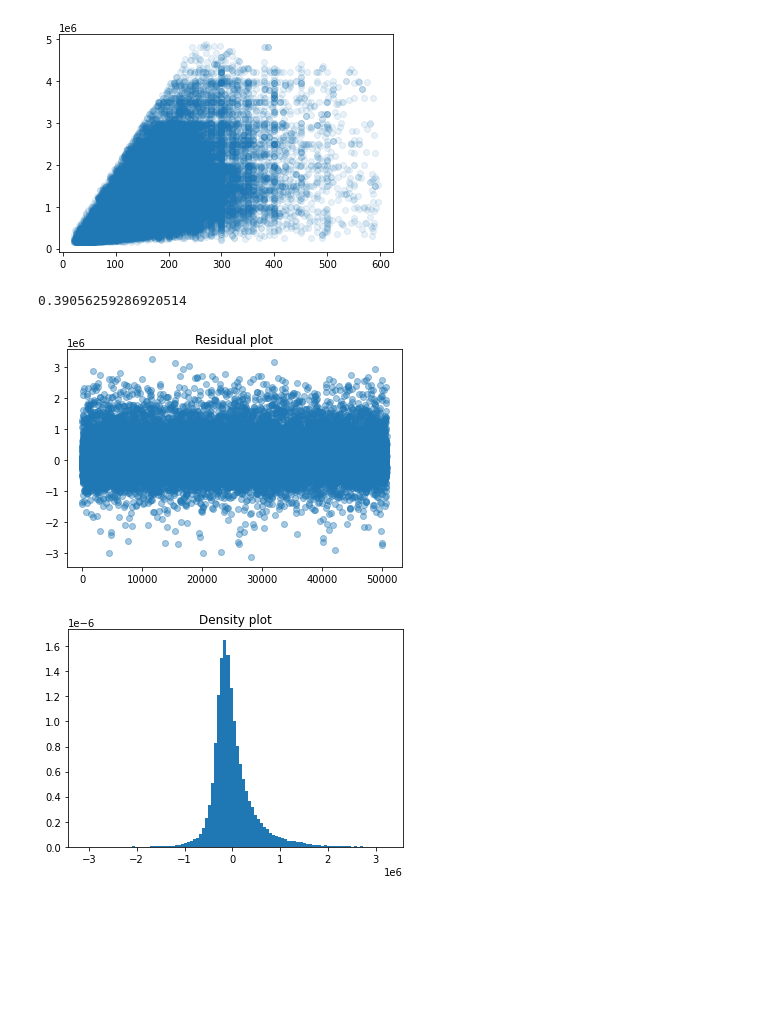
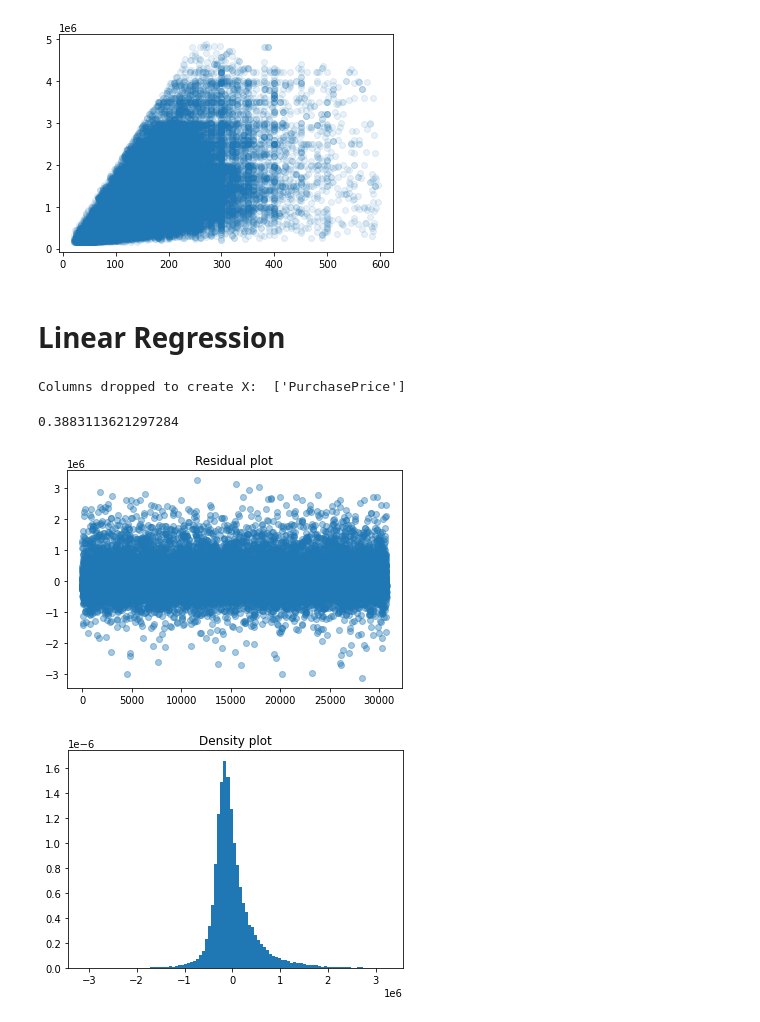
Before and after one commit to kenfus/hs-2020-immobilienrechner, a Jupyter notebook: machine_learning.ipynb, the cells around one changed output. Saved outputs shown, nothing was run; the diff lists cells and outputs as text; code cells hidden in the pictures; blank space fills up the shorter version.

```diff
--- a/machine_learning.ipynb
+++ b/machine_learning.ipynb
@@ -26,20 +136,27 @@ plt.scatter(X, y, alpha = 0.1)
 plt.show()
 # %% [output]
 [figure]
+# %% [markdown]
+# Linear Regression
+# %%
+csv_data_selected = csv_data[['PurchasePrice', 'AreaLiving']]
+prepro = preprocessor(csv_data_selected, y_var='PurchasePrice')
+prepro.preprocess()
+# %% [output]
+Columns dropped to create X:  ['PurchasePrice']
 # %%
-X_train, X_test, y_train, y_test = sklearn.model_selection.train_test_split(X, y, test_size=0.33, random_state=42)
-reg = sklearn.linear_model.LinearRegression().fit(X_train, y_train)
-reg.score(X_test, y_test)
+reg = sklearn.linear_model.LinearRegression().fit(prepro.X_train, prepro.y_train)
+reg.score(prepro.X_test, prepro.y_test)
 # %% [output]
-0.39056259286920514
+0.3883113621297284
 # %%
-y_hat = reg.predict(X_test)
-residuen = y_test - y_hat
+y_hat = reg.predict(prepro.X_test)
+residuen = prepro.y_test - y_hat
 plt.scatter(np.arange(len(residuen)), np.array(residuen), alpha = 0.4)
 plt.title("Residual plot")
 plt.show()
 # %% [output]
-[figure, old version]
+[figure, new version]
 # %%
 plt.hist(residuen, bins = 100, density = True, histtype = 'stepfilled')
 plt.title("Density plot")
```
Also changed, not shown: parts of 12 cells of this notebook.
